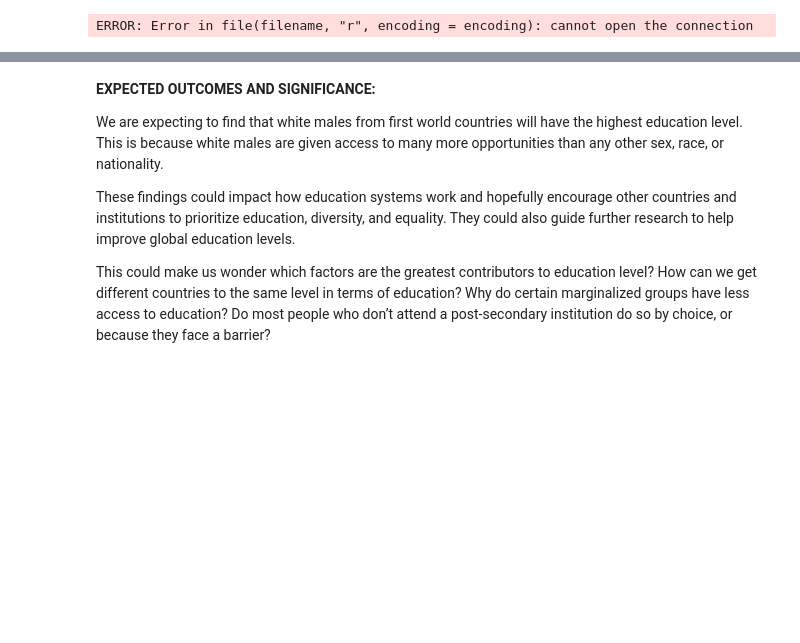
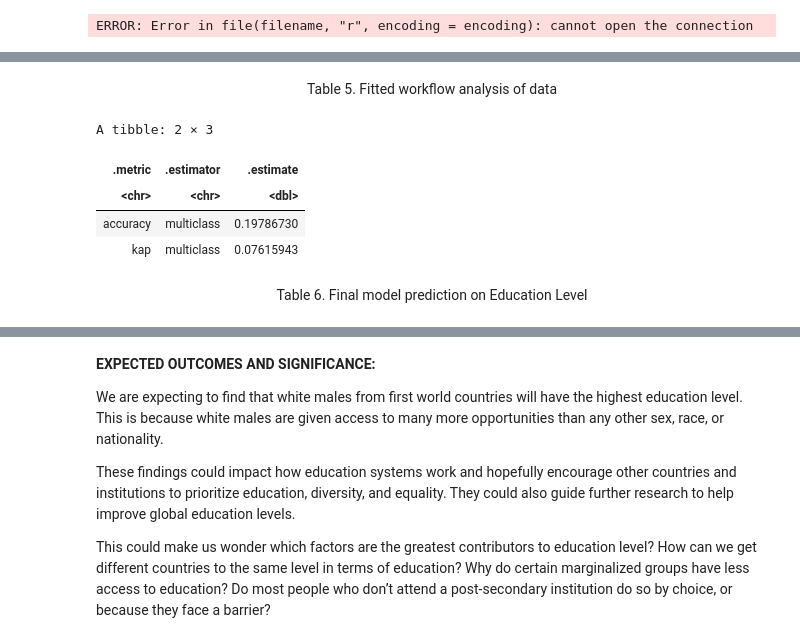
Before and after one commit to evelynmitchell189/Group_project_report, a Jupyter notebook: education_data.ipynb, the cells around one changed output, grey strips where cells are left out. Cells and saved outputs as stored; diff of their text form; code cells hidden in the pictures; blank space fills up the shorter version.

```diff
--- a/education_data.ipynb
+++ b/education_data.ipynb
@@ -234,0 +363,12 @@ We will visualize our results by comparing three bar graphs; one on the proporti
+# %% [markdown]
+<center>Table 5. Fitted workflow analysis of data</center>
+# %%
+education_metrics
+# %% [output]
+A tibble: 2 × 3
+| .metric | .estimator | .estimate |
+| <chr> | <chr> | <dbl> |
+| accuracy | multiclass | 0.19786730 |
+| kap | multiclass | 0.07615943 |
+# %% [markdown]
+<center>Table 6. Final model prediction on Education Level</center>
```
Also changed, not shown: parts of 38 cells of this notebook.
